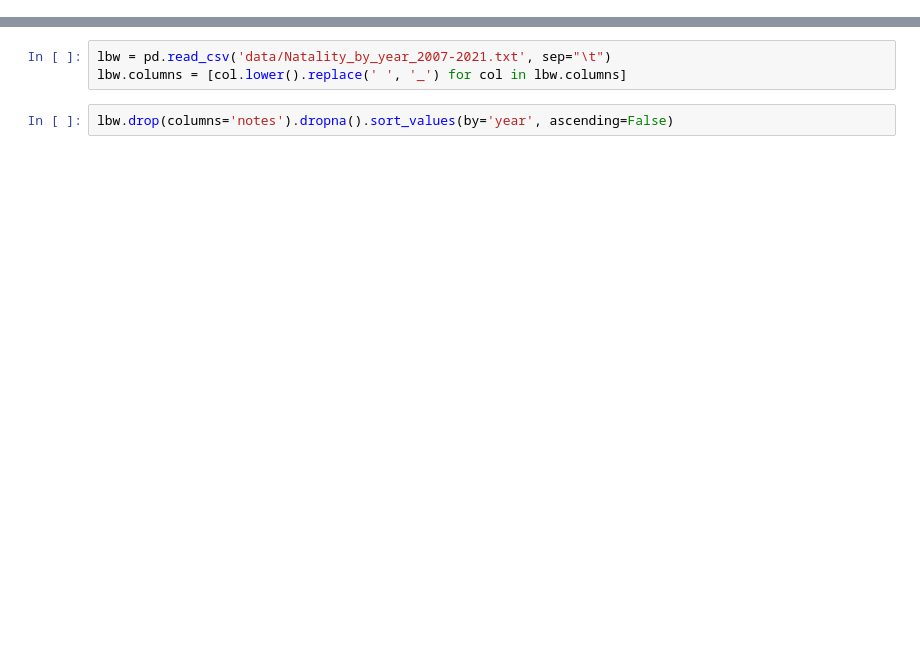
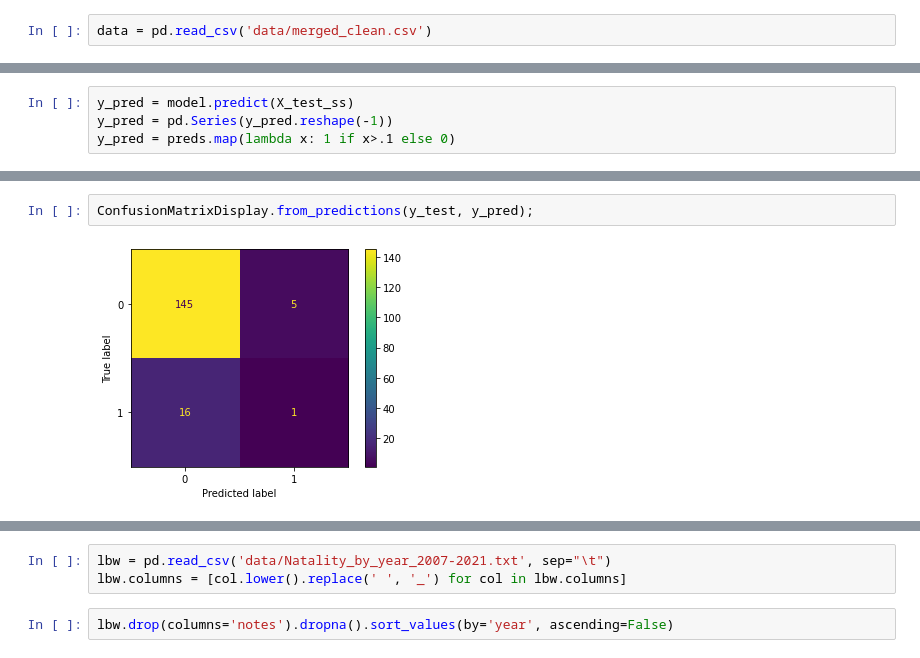
Before and after one commit to wdegraw93/low_birth_weight_vs_aqi_study, a Jupyter notebook: winston.ipynb, the cells around one changed output, grey strips where cells are left out. Saved outputs shown, nothing was run; the diff lists cells and outputs as text; blank space fills up the shorter version.

```diff
--- a/winston.ipynb
+++ b/winston.ipynb
@@ -8,0 +19,2 @@ from time import sleep
+# %%
+data = pd.read_csv('data/merged_clean.csv')
@@ -8,0 +118,4 @@ from time import sleep
+# %%
+y_pred = model.predict(X_test_ss)
+y_pred = pd.Series(y_pred.reshape(-1))
+y_pred = preds.map(lambda x: 1 if x>.1 else 0)
@@ -8,0 +124,4 @@ from time import sleep
+# %%
+ConfusionMatrixDisplay.from_predictions(y_test, y_pred);
+# %% [output]
+[figure, added]
```
Also changed, not shown: parts of 16 cells of this notebook, 9 other files.
